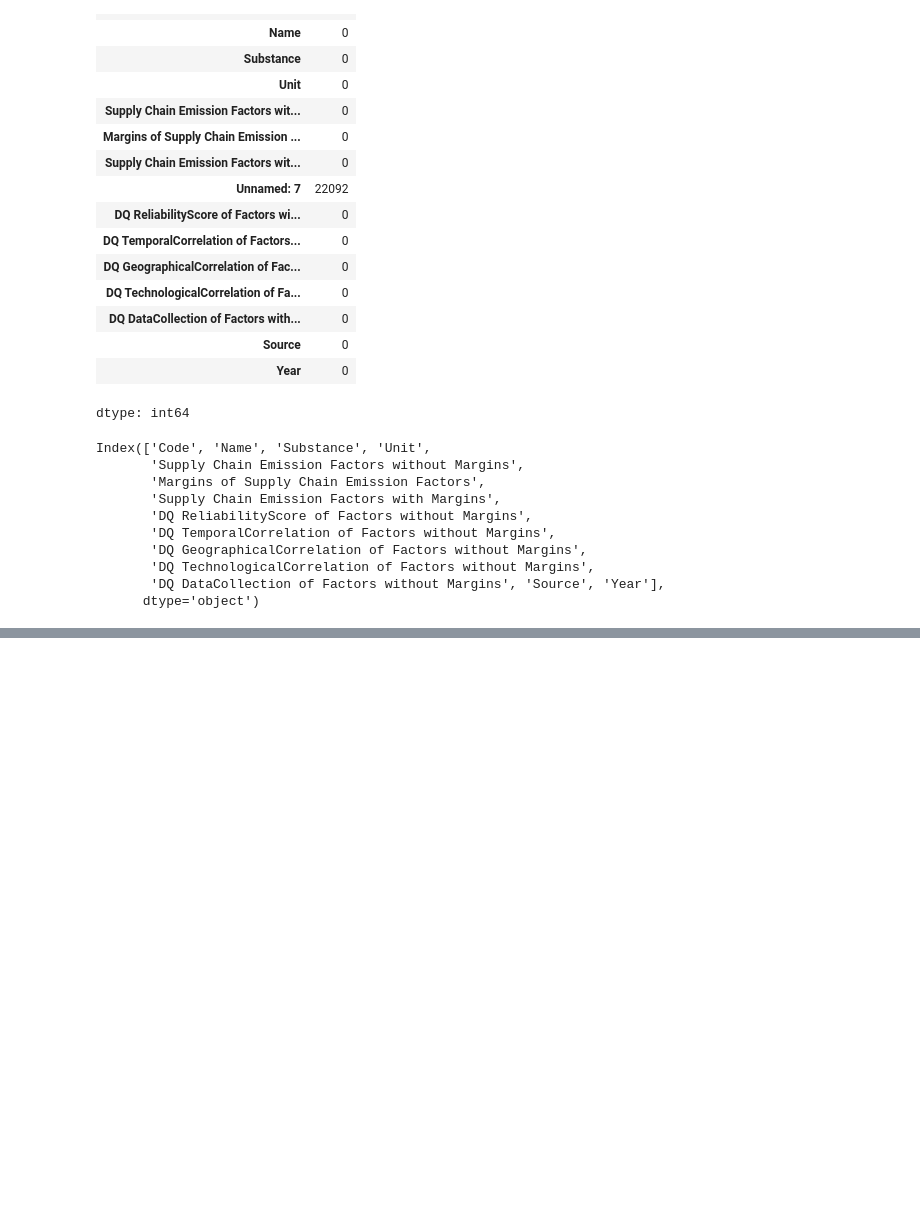
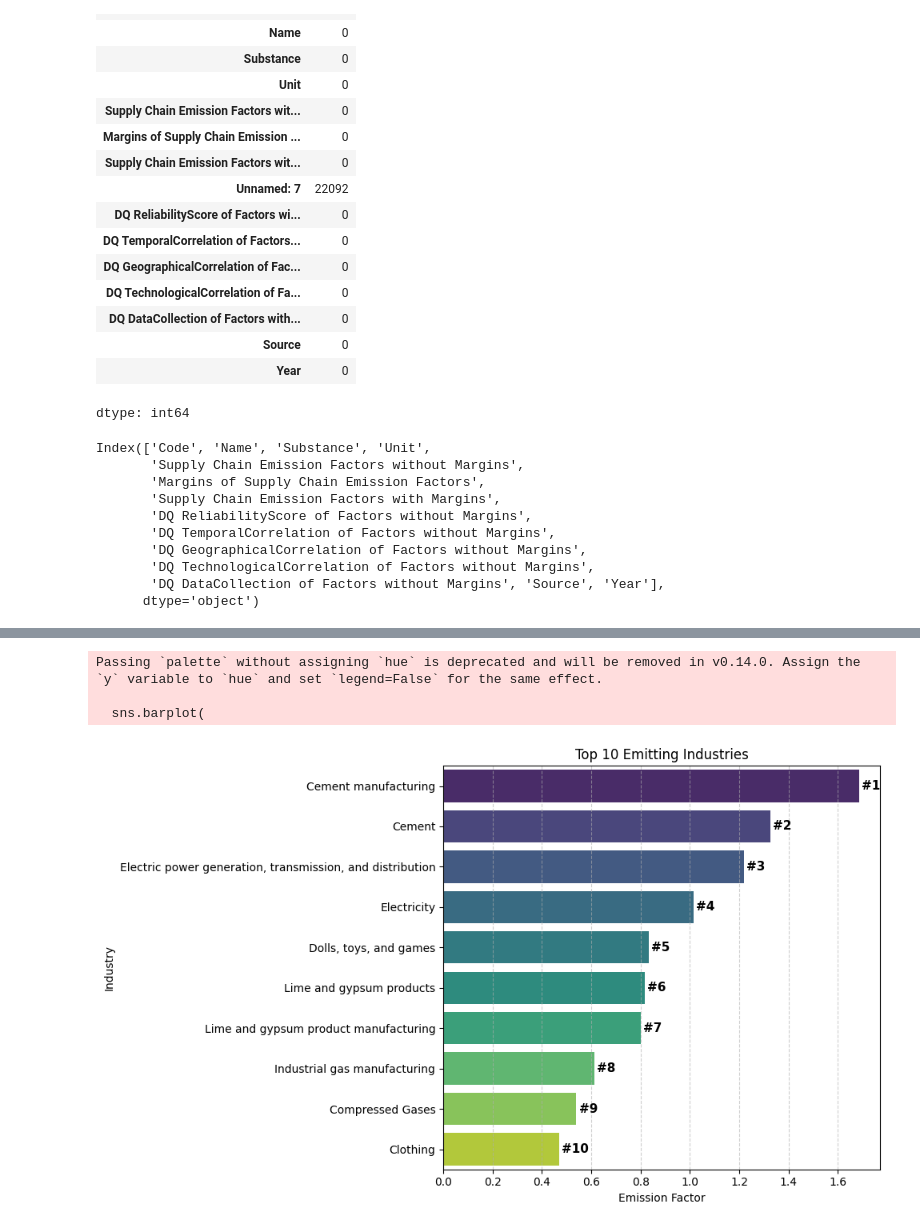
Before and after one commit to sinhasurapto/Shell_AI_GHG_Emission_Prediction, a Jupyter notebook: GHGEmissionPrediction.ipynb, the cells around one changed output, grey strips where cells are left out. Saved outputs shown, nothing was run; the diff lists cells and outputs as text; code cells hidden in the pictures; blank space fills up the shorter version.

```diff
--- a/GHGEmissionPrediction.ipynb
+++ b/GHGEmissionPrediction.ipynb
@@ -172,0 +246,3 @@ Index(['Code', 'Name', 'Substance', 'Unit',
+# %%
+# Categorical columns
+categorical_columns = ['Substance', 'Unit', 'Source']
@@ -172,0 +349,8 @@ Index(['Code', 'Name', 'Substance', 'Unit',
+# %%
+# Identify top 10 emitters
+top_emitters = df_ohe[['Name', 'Supply Chain Emission Factors with Margins']].groupby('Name').mean().sort_values(
+    'Supply Chain Emission Factors with Margins', ascending=False).head(10)
+
+# Resetting index for better plotting
+top_emitters = top_emitters.reset_index()
+top_emitters
@@ -172,0 +369,36 @@ Index(['Code', 'Name', 'Substance', 'Unit',
+# %%
+# Plot area
+plt.figure(figsize=(10, 6))
+
+# Set up bar plot
+sns.barplot(
+    x='Supply Chain Emission Factors with Margins',
+    y='Name',
+    data=top_emitters,
+    palette='viridis'
+)
+
+# Add ranking labels (1, 2, 3...) next to bars
+for i, (value, name) in enumerate(zip(top_emitters['Supply Chain Emission Factors with Margins'], top_emitters.index), start=1):
+    plt.text(value + 0.01, i - 1, f'#{i}', va='center', fontsize=11, fontweight='bold', color='black')
+
+# Plot title
+plt.title('Top 10 Emitting Industries')
+
+# X-axis label
+plt.xlabel('Emission Factor')
+
+# Y-axis label
+plt.ylabel('Industry')
+
+# Adding gridlines
+plt.grid(axis='x', linestyle='--', alpha=0.6)
+
+# Adjust the layout
+plt.tight_layout()
+plt.show()
+# %% [output]
+Passing `palette` without assigning `hue` is deprecated and will be removed in v0.14.0. Assign the `y` variable to `hue` and set `legend=False` for the same effect.
+
+  sns.barplot(
+[figure, added]
```
Also changed, not shown: parts of 22 cells of this notebook.
